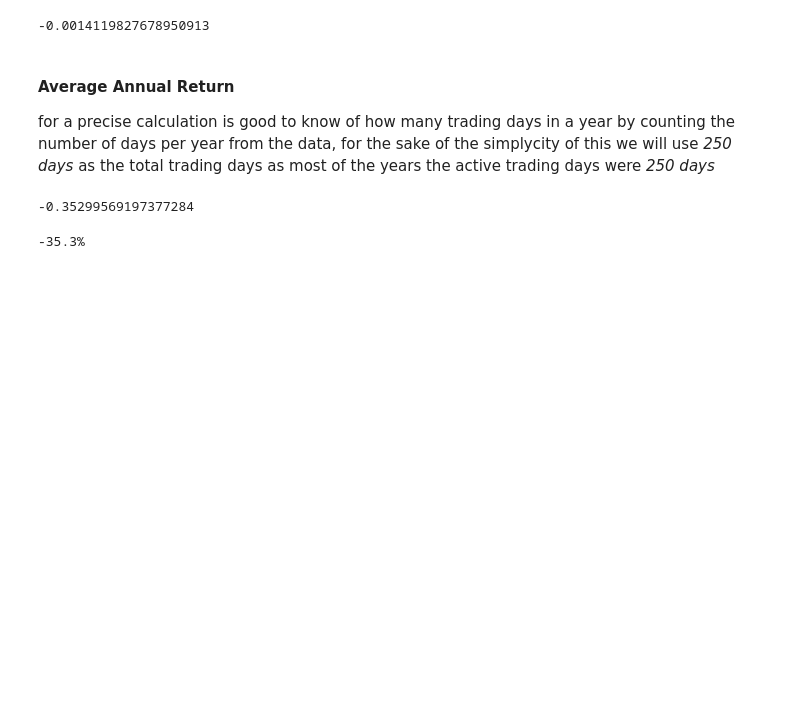
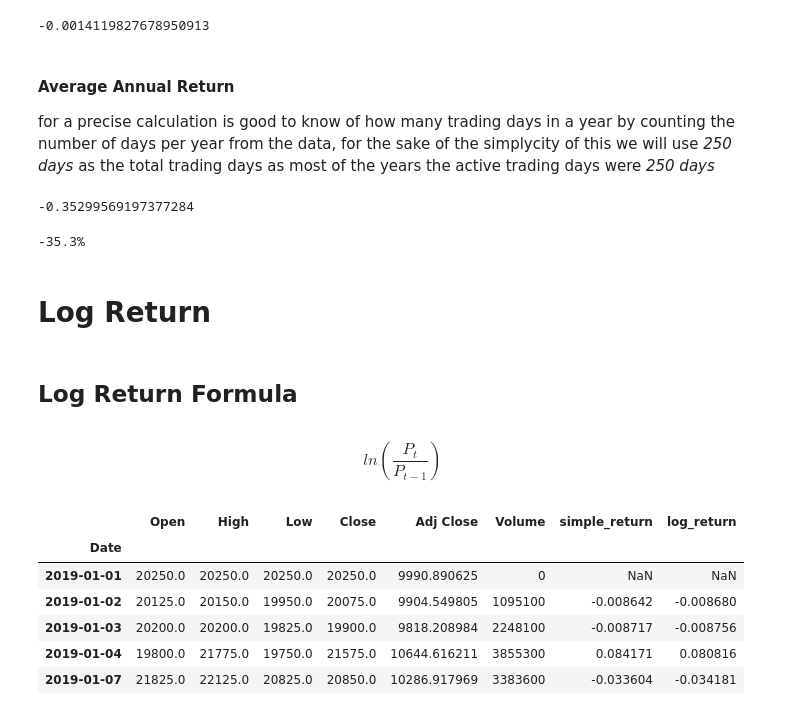
Before and after one commit to teguharia172/morgan, a Jupyter notebook: course/calculation_comparison_risk_of_return/calculating_rate_of_return.ipynb, the cells around one changed output. Cells and saved outputs as stored; diff of their text form; code cells hidden in the pictures; blank space fills up the shorter version.

```diff
--- a/course/calculation_comparison_risk_of_return/calculating_rate_of_return.ipynb
+++ b/course/calculation_comparison_risk_of_return/calculating_rate_of_return.ipynb
@@ -79,3 +79,11 @@ itmg_annual_return
 print(f"{round(itmg_annual_return,3) * 100}%")
 # %% [output]
 -35.3%
+# %% [markdown]
+# Log Return
+# %% [markdown]
+## Log Return Formula
+# %% [markdown]
+$$
+ln(\frac{P_t}{P_{t-1}})
+$$
@@ -81,0 +92,11 @@ print(f"{round(itmg_annual_return,3) * 100}%")
+# %%
+itmg['log_return'] = log_return
+itmg.head()
+# %% [output]
+|  | Open | High | Low | Close | Adj Close | Volume | simple_return | log_return |
+| Date |  |  |  |  |  |  |  |  |
+| 2019-01-01 | 20250.0 | 20250.0 | 20250.0 | 20250.0 | 9990.890625 | 0 | NaN | NaN |
+| 2019-01-02 | 20125.0 | 20150.0 | 19950.0 | 20075.0 | 9904.549805 | 1095100 | -0.008642 | -0.008680 |
+| 2019-01-03 | 20200.0 | 20200.0 | 19825.0 | 19900.0 | 9818.208984 | 2248100 | -0.008717 | -0.008756 |
+| 2019-01-04 | 19800.0 | 21775.0 | 19750.0 | 21575.0 | 10644.616211 | 3855300 | 0.084171 | 0.080816 |
+| 2019-01-07 | 21825.0 | 22125.0 | 20825.0 | 20850.0 | 10286.917969 | 3383600 | -0.033604 | -0.034181 |
```
Also changed, not shown: parts of 5 cells of this notebook.
